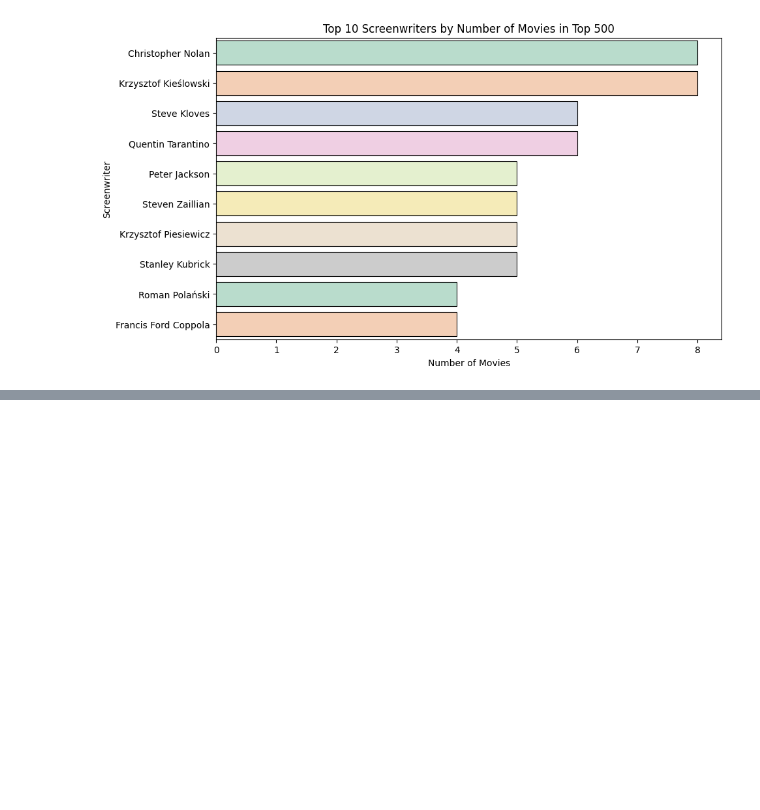
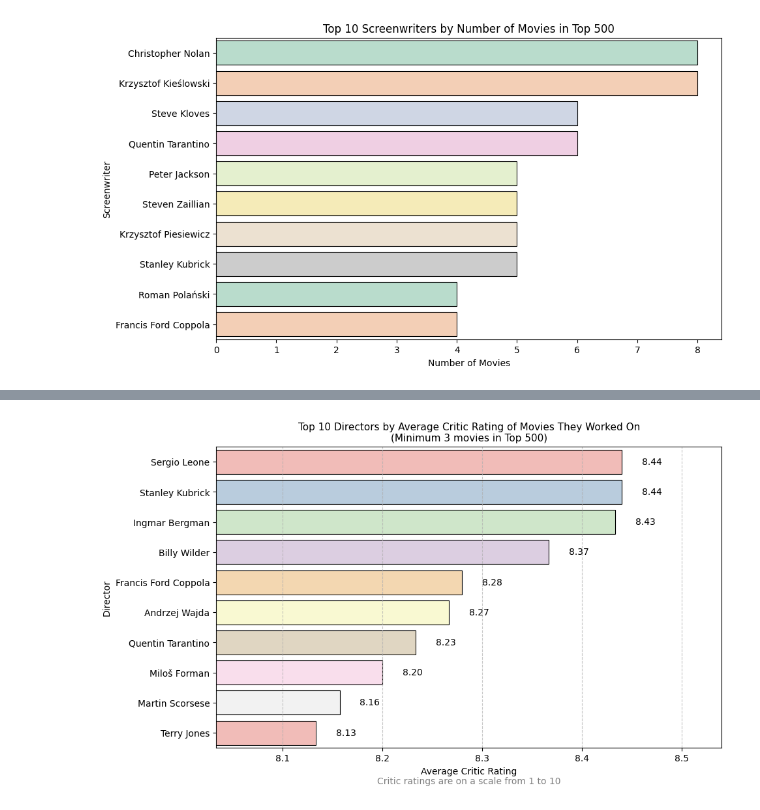
Before and after one commit to GBortnik/Filmweb-Movie-Analysis, a Jupyter notebook: Data Visualization/Creators_Visualizations.ipynb, the cells around one changed output, grey strips where cells are left out. Saved outputs shown, nothing was run; the diff lists cells and outputs as text; code cells hidden in the pictures; blank space fills up the shorter version.

```diff
--- a/Data Visualization/Creators_Visualizations.ipynb
+++ b/Data Visualization/Creators_Visualizations.ipynb
@@ -193,0 +286,91 @@ plt.show()
+# %%
+# Directors - average critic rating
+director_critic_ratings = df_directors.groupby('directors').agg(
+    avg_critic_rating=('critic_rating_value', 'mean'),
+    count=('title', 'count')
+).reset_index()
+director_critic_ratings = director_critic_ratings[director_critic_ratings['count'] >= 3]
+top10_directors_by_critic = director_critic_ratings.sort_values('avg_critic_rating', ascending=False).head(10)
+
+palette_directors = sns.color_palette("Pastel1", n_colors=10)
+
+plt.figure(figsize=(10,6))
+ax = sns.barplot(
+    x=top10_directors_by_critic['avg_critic_rating'],
+    y=top10_directors_by_critic['directors'],
+    palette=palette_directors,
+    hue=top10_directors_by_critic['directors'],
+    dodge=False,
+    legend=False
+)
+for bar in ax.patches:
+    bar.set_edgecolor('black')
+    bar.set_linewidth(0.8)
+
+for i, v in enumerate(top10_directors_by_critic['avg_critic_rating']):
+    ax.text(v + 0.02, i, f"{v:.2f}", color='black', va='center')
+
+plt.text(
+    x=0.5, y=-0.11, s="Critic ratings are on a scale from 1 to 10",
+    ha='center', va='center', fontsize=10, color='gray',
+    transform=ax.transAxes
+)
+
+plt.title(
+    "Top 10 Directors by Average Critic Rating of Movies They Worked On\n"
+    "(Minimum 3 movies in Top 500)",
+    loc='center', fontsize=11
+)
+plt.xlabel('Average Critic Rating')
+plt.ylabel('Director')
+plt.xlim(min(top10_directors_by_critic['avg_critic_rating']) - 0.1, max(top10_directors_by_critic['avg_critic_rating']) + 0.1)
+plt.grid(axis='x', linestyle='--', alpha=0.7)
+plt.savefig('directors_critic.png', dpi=300, bbox_inches='tight')
+plt.show()
+
+
+# Screenwriters - average critic rating
+screenwriter_critic_ratings = df_screenwriters.groupby('screenwriters').agg(
+    avg_critic_rating=('critic_rating_value', 'mean'),
+    count=('title', 'count')
+).reset_index()
+screenwriter_critic_ratings = screenwriter_critic_ratings[screenwriter_critic_ratings['count'] >= 3]
+top10_screenwriters_by_critic = screenwriter_critic_ratings.sort_values('avg_critic_rating', ascending=False).head(10)
+
+palette_screenwriters = sns.color_palette("Set2", n_colors=10)
+
+plt.figure(figsize=(10,6))
+ax = sns.barplot(
+    x=top10_screenwriters_by_critic['avg_critic_rating'],
+    y=top10_screenwriters_by_critic['screenwriters'],
+    palette=palette_screenwriters,
+    hue=top10_screenwriters_by_critic['screenwriters'],
+    dodge=False,
+    legend=False
+)
+for bar in ax.patches:
+    bar.set_edgecolor('black')
+    bar.set_linewidth(0.8)
+
+for i, v in enumerate(top10_screenwriters_by_critic['avg_critic_rating']):
+    ax.text(v + 0.02, i, f"{v:.2f}", color='black', va='center')
+
+plt.text(
+    x=0.5, y=-0.11, s="Critic ratings are on a scale from 1 to 10",
+    ha='center', va='center', fontsize=10, color='gray',
+    transform=ax.transAxes
+)
+
+plt.title(
+    "Top 10 Screenwriters by Average Critic Rating of Movies They Worked On\n"
+    "(Minimum 3 movies in Top 500)",
+    loc='center', fontsize=11
+)
+plt.xlabel('Average Critic Rating')
+plt.ylabel('Screenwriter')
+plt.xlim(min(top10_screenwriters_by_critic['avg_critic_rating']) - 0.1, max(top10_screenwriters_by_critic['avg_critic_rating']) + 0.1)
+plt.grid(axis='x', linestyle='--', alpha=0.7)
+plt.savefig('screenwriters_critic.png', dpi=300, bbox_inches='tight')
+plt.show()
+# %% [output]
+[figure, added]
```
Also changed, not shown: parts of 2 cells of this notebook.
